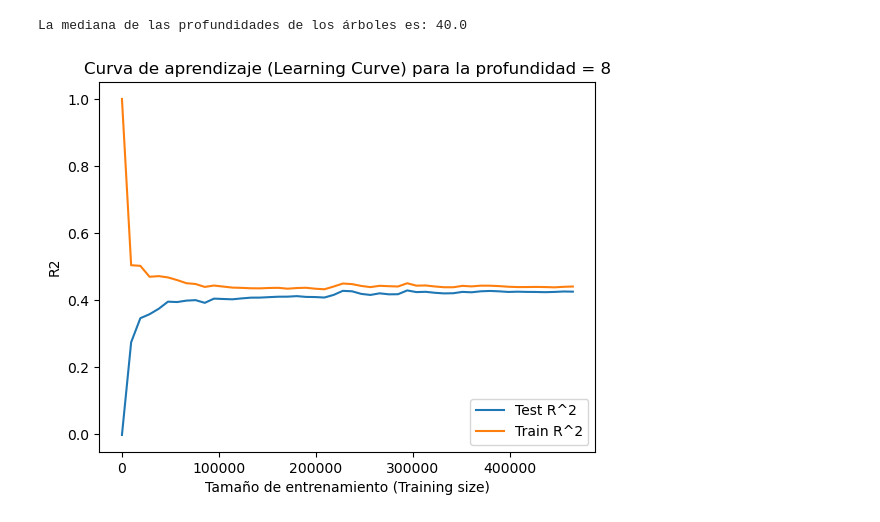
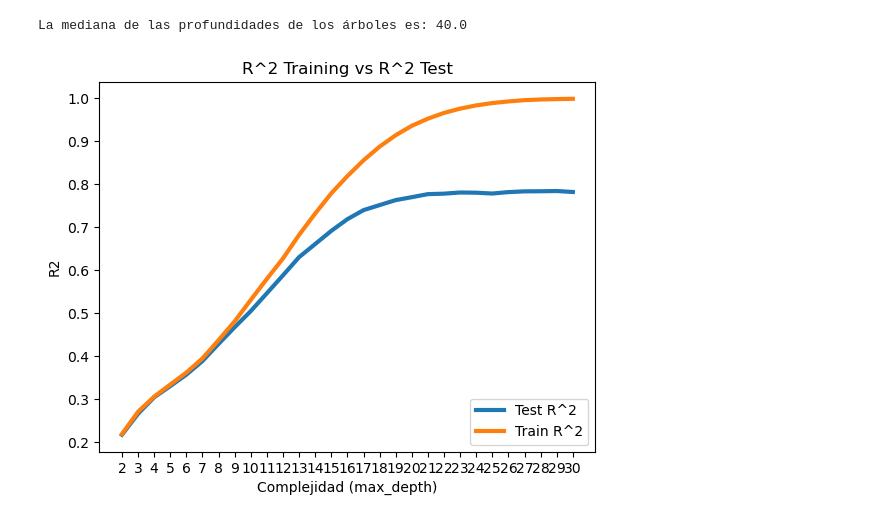
Before and after one commit to josean9/examen-dos-dias, a Jupyter notebook: exam.ipynb, the cells around one changed output. Cells and saved outputs as stored; diff of their text form; code cells hidden in the pictures.

Commit message:
grafica 5

```diff
--- a/exam.ipynb
+++ b/exam.ipynb
@@ -535,38 +535,42 @@ random_state = 100
 num_arboles = [200, 250, 300, 350, 400]
 profundidades = np.arange(20, 42, 2)
 max_features = ["auto", "log2", None]
+# %%
+# Dividir el dataset en Training y Test set
+from sklearn.model_selection import train_test_split
+X_train_adv, X_test_adv, y_train_adv, y_test_adv = train_test_split(X, y, test_size=0.2, random_state=99)
+# %%
+# Generar un modelo inicial y calcular las predicciones
+from sklearn.tree import DecisionTreeRegressor
+
+
+arbol_adv = DecisionTreeRegressor(max_depth=3, random_state=44)
+
+arbol_adv.fit(X_train_adv, y_train_adv)
+
+y_pred_adv = arbol_adv.predict(X_test_adv)
 # %%
-def curva_aprendizaje(profundidad: int):
-    """Función para sacar la gráfica de Learning Curve a partir de la profundidad del árbol"""
+hiper_param = np.arange(2,31)
 
-    # Generar la estructura del árbol
-    hiper_parametro = int(profundidad)
-    modelo_arbol = DecisionTreeRegressor(max_depth=hiper_parametro, random_state=100)
+# Generamos previamente los vectores necesarios para ir calculando y guardando el rendimiento de los árboles
+train_r2 = np.zeros(hiper_param.size)
+test_r2 = np.zeros(hiper_param.size)
 
-    # Crear un listado de los tamaños de subconjuntos de datos de entrenamiento
-    num_samples = np.linspace(2,X_train.shape[0]).astype(int)
+for i in range(hiper_param.size):
+    # Generamos un árbol para cada hiperparámetro, lo entrenamos y calculamos el R_cuadrado sobre datos de train y de test
+    mod_arbol = DecisionTreeRegressor(max_depth=hiper_param[i], random_state=100)
+    mod_arbol.fit(X_train_adv, y_train_adv)
+    train_r2[i] = r2_score(y_train_adv, mod_arbol.predict(X_train_adv))
+    test_r2[i] = r2_score(y_test_adv, mod_arbol.predict(X_test_adv))
 
-    # Generamos previamente los vectores necesarios para ir calculando y guardando el rendimiento de los árboles
-    train_R2 = np.zeros(num_samples.size)
-    test_R2 = np.zeros(num_samples.size)
-
-    for i in range(num_samples.size):
-        # Generamos un árbol para cada subconjunto de datos de entrenamiento y lo ajustamos
-        modelo_arbol.fit(X_train[:num_samples[i]], y_train[:num_samples[i]])
-
-        # Calculamos el R_cuadrado sobre datos de train y de test
-        train_R2[i] = r2_score(y_train[:num_samples[i]], modelo_arbol.predict(X_train[:num_samples[i]]))
-        test_R2[i] = r2_score(y_test, modelo_arbol.predict(X_test))
-
-    # Graficamos el R_cuadrado de training versus de test
-    plt.plot(num_samples, test_R2, label = 'Test R^2')
-    plt.plot(num_samples, train_R2, label = 'Train R^2')
-    plt.title('Curva de aprendizaje (Learning Curve) para la profundidad = %s' % hiper_parametro)
-    plt.xlabel('Tamaño de entrenamiento (Training size)')
-    plt.ylabel('R2')
-    plt.legend(loc = 'lower right')
-    plt.show()
+# Graficamos el R_cuadrado de training versus de test
+plt.plot(hiper_param, test_r2, linewidth=3, label='Test R^2')
+plt.plot(hiper_param, train_r2, linewidth=3, label='Train R^2')
+plt.xticks(hiper_param)
+plt.title("R^2 Training vs R^2 Test")
+plt.xlabel('Complejidad (max_depth)')
+plt.ylabel('R2')
+plt.legend(loc = 'lower right')
+plt.show()
+# %% [output]
+[figure, added]
-# %%
-curva_aprendizaje(profundidad=8)
-# %% [output]
-[figure, removed]
```
